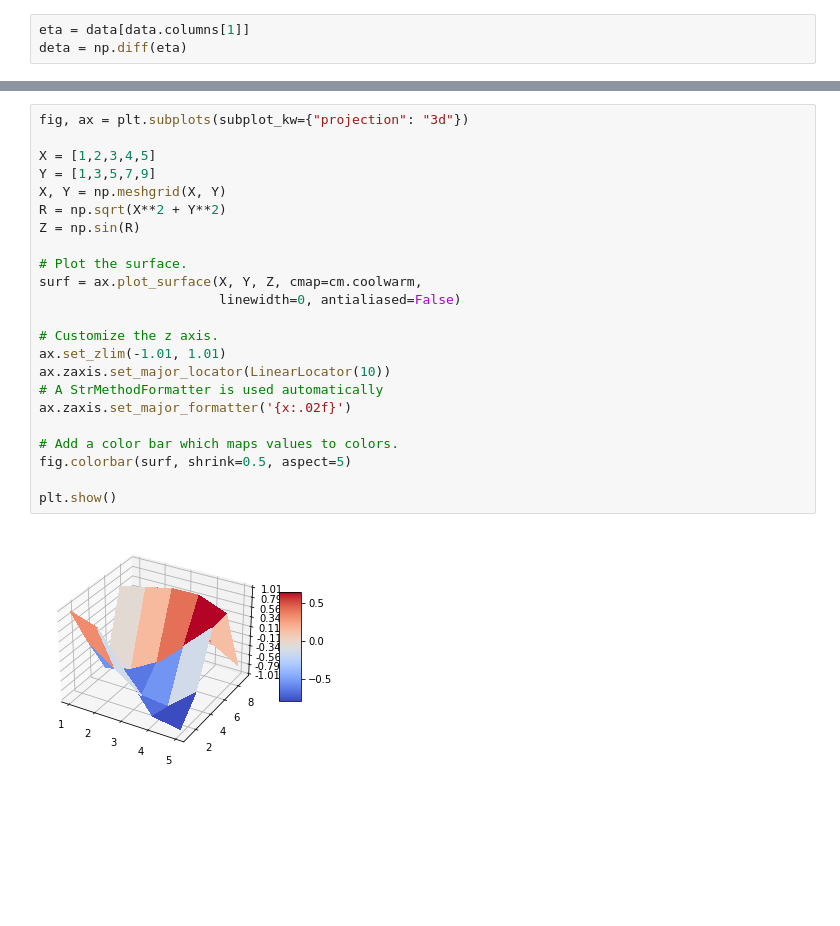
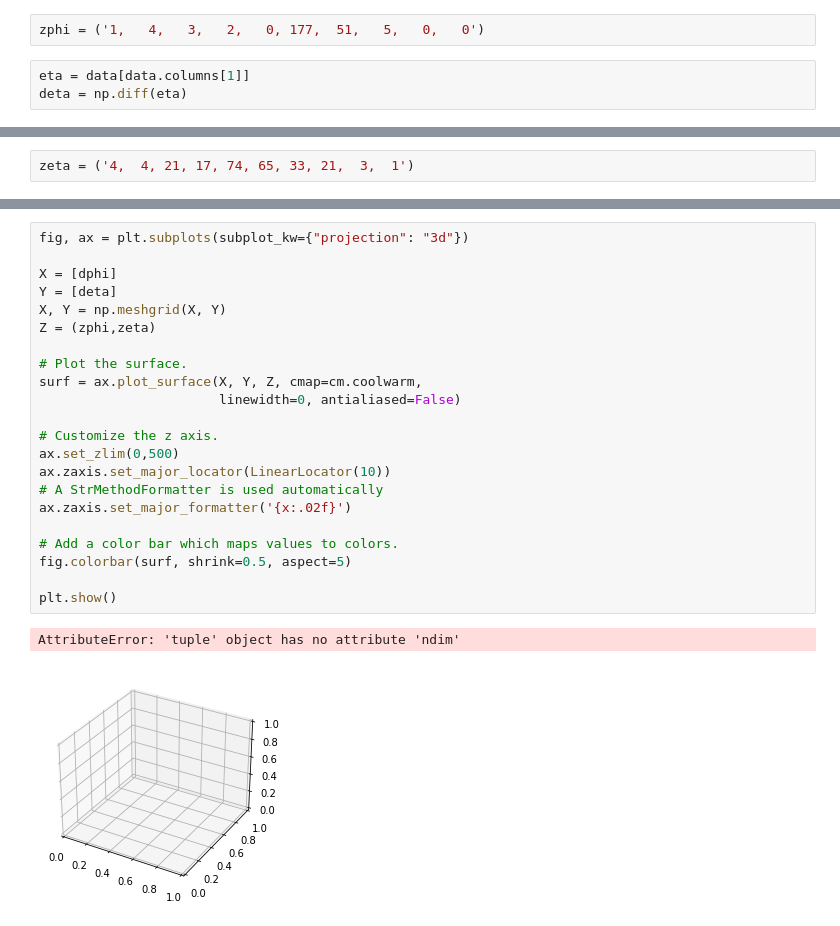
Before and after one commit to HarryWang0619/CIS_May_FinalProject, a Jupyter notebook: Zihao(test).ipynb, the cells around one changed output, grey strips where cells are left out. Saved outputs shown, nothing was run; the diff lists cells and outputs as text; blank space fills up the shorter version.

Commit message:
Trying to plot 3d surface
Already got 3d bars

```diff
--- a/Zihao(test).ipynb
+++ b/Zihao(test).ipynb
@@ -39,3 +46,5 @@ plt.show()
+# %%
+zphi = ('1,   4,   3,   2,   0, 177,  51,   5,   0,   0')
 # %%
 eta = data[data.columns[1]]
 deta = np.diff(eta)
@@ -52,0 +68,2 @@ plt.show()
+# %%
+zeta = ('4,  4, 21, 17, 74, 65, 33, 21,  3,  1')
@@ -53,25 +91,25 @@ plt.show()
 # %%
 fig, ax = plt.subplots(subplot_kw={"projection": "3d"})
 
-X = [1,2,3,4,5]
-Y = [1,3,5,7,9]
+X = [dphi]
+Y = [deta]
 X, Y = np.meshgrid(X, Y)
-R = np.sqrt(X**2 + Y**2)
-Z = np.sin(R)
+Z = (zphi,zeta)
 
 # Plot the surface.
 surf = ax.plot_surface(X, Y, Z, cmap=cm.coolwarm,
                        linewidth=0, antialiased=False)
 
 # Customize the z axis.
-ax.set_zlim(-1.01, 1.01)
+ax.set_zlim(0,500)
 ax.zaxis.set_major_locator(LinearLocator(10))
 # A StrMethodFormatter is used automatically
 ax.zaxis.set_major_formatter('{x:.02f}')
 
 # Add a color bar which maps values to colors.
 fig.colorbar(surf, shrink=0.5, aspect=5)
 
 plt.show()
 # %% [output]
+AttributeError: 'tuple' object has no attribute 'ndim'
-[figure, old version]
+[figure, new version]
```
Also changed, not shown: parts of 6 cells of this notebook.
